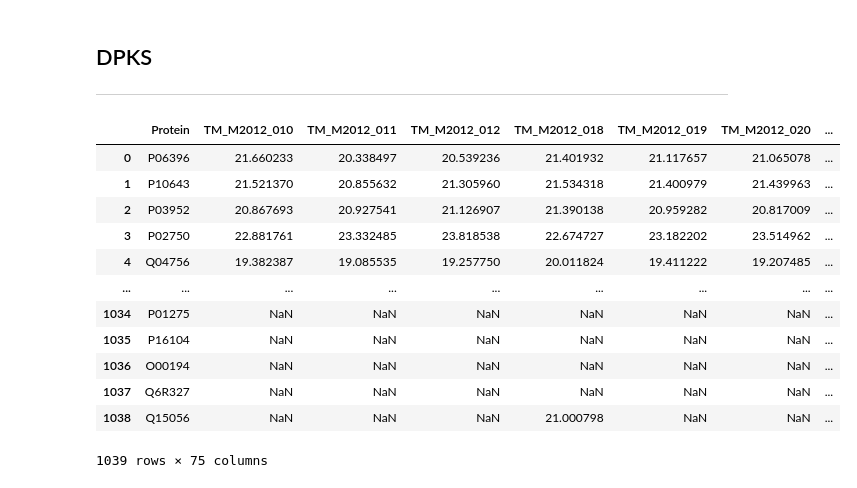
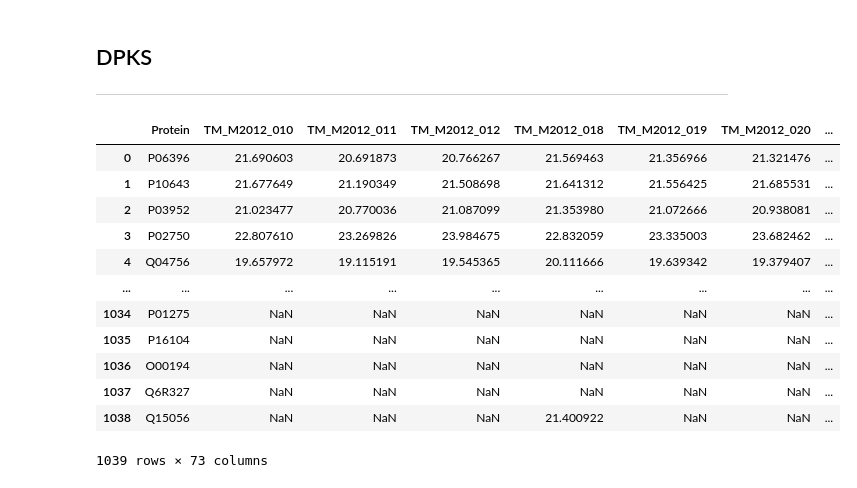
Before and after one commit to ErikHartman/sepsis-ml, a Jupyter notebook: src/general.ipynb, the cells around one changed output. Cells and saved outputs as stored; diff of their text form; code cells hidden in the pictures.

```diff
--- a/src/general.ipynb
+++ b/src/general.ipynb
@@ -175,36 +179,28 @@ sns.histplot(logfold_changes)
 # %%
 from dpks.quant_matrix import QuantMatrix
 
 quant_matrix = QuantMatrix(
     quantification_file="../data/220316_ghost_nrt_filtered.tsv",
     design_matrix_file="../data/design_matrix_group_de_early_time_points_subtypes.tsv"
 )
 
-# Need advice here
 quantified_proteins = (
     quant_matrix
-    .filter()
-    .normalize(method="mean")
-    .quantify(method="maxlfq")
-    .impute(method="uniform", minvalue=1, maxvalue=2)
+    .filter() # filter for q-values (removes rows with low q value (peptides), Q = 0.01) and removes decoys
+    .normalize(method="mean", use_rt_sliding_window_filter = True) # best type of normalization is RT-sliding window
+    .quantify(method="maxlfq") # play around with minimum_subgroups (default is set 1)
 )
+# %% [output]
+|  | Protein | TM_M2012_010 | TM_M2012_011 | TM_M2012_012 | TM_M2012_018 | TM_M2012_019 | TM_M2012_020 | ... |
+| 0 | P06396 | 21.690603 | 20.691873 | 20.766267 | 21.569463 | 21.356966 | 21.321476 | ... |
+| 1 | P10643 | 21.677649 | 21.190349 | 21.508698 | 21.641312 | 21.556425 | 21.685531 | ... |
+| 2 | P03952 | 21.023477 | 20.770036 | 21.087099 | 21.353980 | 21.072666 | 20.938081 | ... |
+| 3 | P02750 | 22.807610 | 23.269826 | 23.984675 | 22.832059 | 23.335003 | 23.682462 | ... |
+| 4 | Q04756 | 19.657972 | 19.115191 | 19.545365 | 20.111666 | 19.639342 | 19.379407 | ... |
+| ... | ... | ... | ... | ... | ... | ... | ... | ... |
+| 1034 | P01275 | NaN | NaN | NaN | NaN | NaN | NaN | ... |
+| 1035 | P16104 | NaN | NaN | NaN | NaN | NaN | NaN | ... |
+| 1036 | O00194 | NaN | NaN | NaN | NaN | NaN | NaN | ... |
+| 1037 | Q6R327 | NaN | NaN | NaN | NaN | NaN | NaN | ... |
+| 1038 | Q15056 | NaN | NaN | NaN | 21.400922 | NaN | NaN | ... |
+1039 rows × 73 columns
-# %%
-quant_df = quantified_proteins.to_df()
-# is this correct?
-quant_df['pvalue'] = quant_df.apply(lambda x: get_p_value(x, GroupOneCols, GroupTwoCols), axis=1)
-quant_df['fold']= quant_df.apply(lambda x: get_difference(x, GroupOneCols, GroupTwoCols), axis=1)
-quant_df
-# %% [output]
-|  | Protein | TM_M2012_010 | TM_M2012_011 | TM_M2012_012 | TM_M2012_018 | TM_M2012_019 | TM_M2012_020 | ... |
-| 0 | P06396 | 21.660233 | 20.338497 | 20.539236 | 21.401932 | 21.117657 | 21.065078 | ... |
-| 1 | P10643 | 21.521370 | 20.855632 | 21.305960 | 21.534318 | 21.400979 | 21.439963 | ... |
-| 2 | P03952 | 20.867693 | 20.927541 | 21.126907 | 21.390138 | 20.959282 | 20.817009 | ... |
-| 3 | P02750 | 22.881761 | 23.332485 | 23.818538 | 22.674727 | 23.182202 | 23.514962 | ... |
-| 4 | Q04756 | 19.382387 | 19.085535 | 19.257750 | 20.011824 | 19.411222 | 19.207485 | ... |
-| ... | ... | ... | ... | ... | ... | ... | ... | ... |
-| 1034 | P01275 | NaN | NaN | NaN | NaN | NaN | NaN | ... |
-| 1035 | P16104 | NaN | NaN | NaN | NaN | NaN | NaN | ... |
-| 1036 | O00194 | NaN | NaN | NaN | NaN | NaN | NaN | ... |
-| 1037 | Q6R327 | NaN | NaN | NaN | NaN | NaN | NaN | ... |
-| 1038 | Q15056 | NaN | NaN | NaN | 21.000798 | NaN | NaN | ... |
-1039 rows × 75 columns
```
Also changed, not shown: parts of 11 cells of this notebook, 5 other files.
